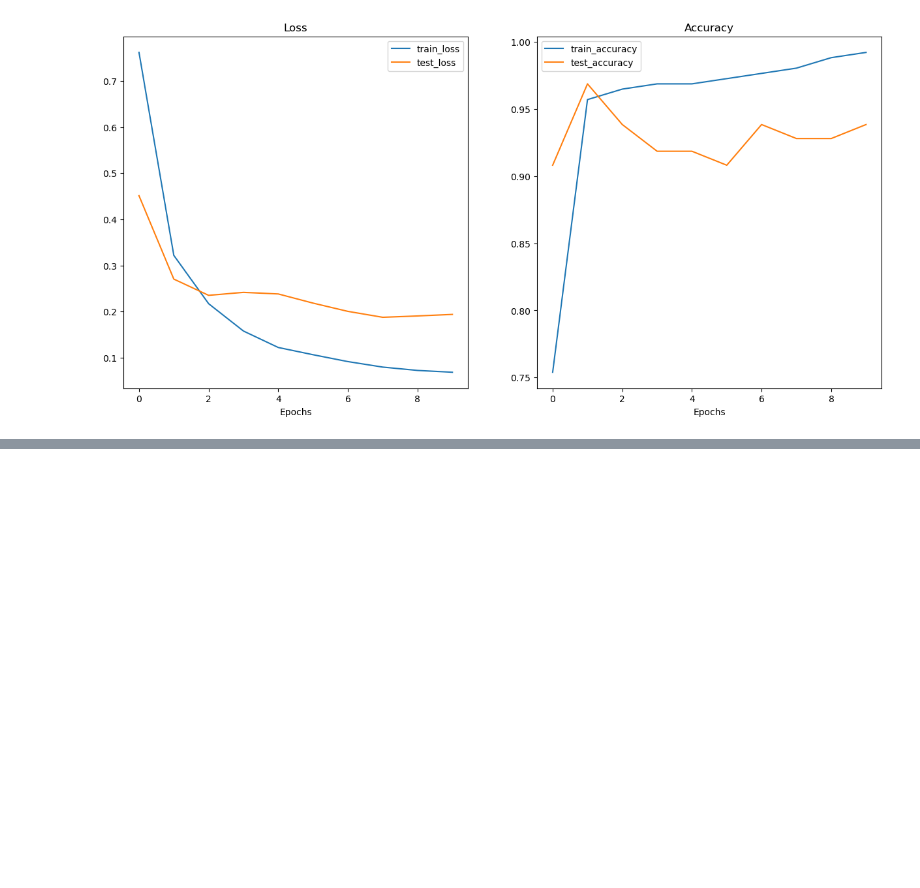
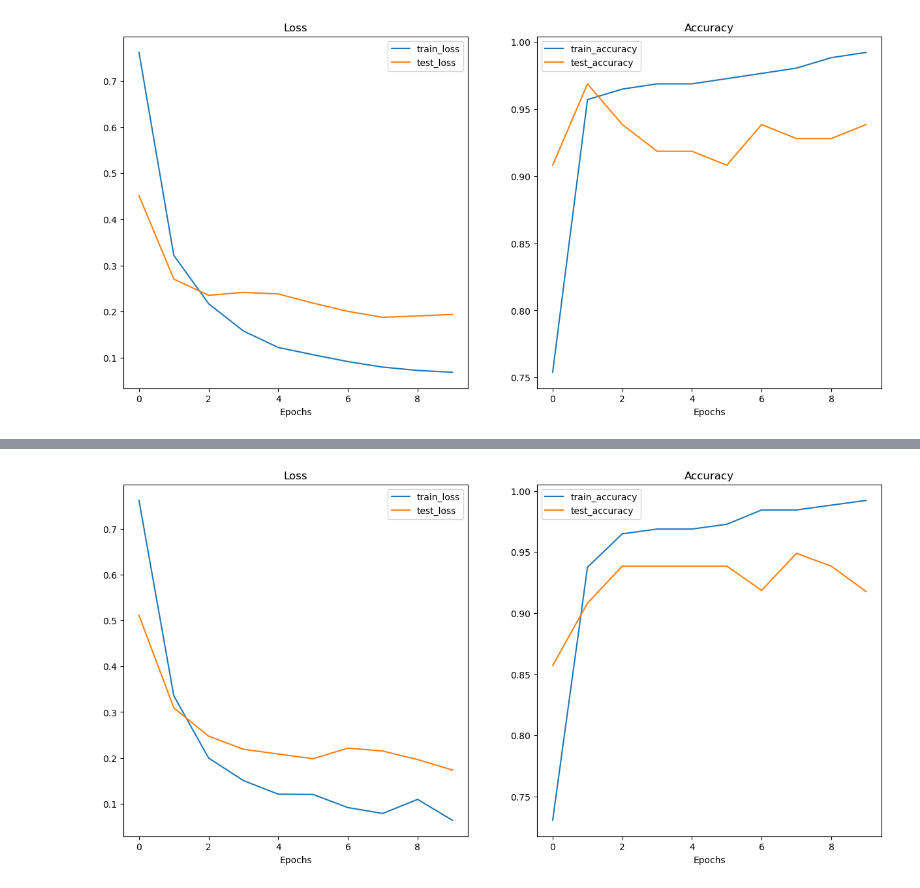
Before and after one commit to iam-dante/vision-transformer, a Jupyter notebook: vision-transformer.ipynb, the cells around one changed output, grey strips where cells are left out. Drawn from its saved outputs; the diff is of its cells as text; code cells hidden in the pictures; blank space fills up the shorter version.

Commit message:
modular vit

```diff
--- a/vision-transformer.ipynb
+++ b/vision-transformer.ipynb
@@ -744,0 +827,11 @@ plot_loss_curves(pretrained_vit_results)
+# %%
+from modular_functions import vit
+
+model, results = vit.train(
+        # model=created_model, # DEFAULT pretrained 16 base model,
+        # transforms=created_transform # DEFAULT  transform from the pretrained model
+        # batch_size=created_batchsize # DEFAULT batch_size = 32
+        train_dir=train_dir,
+        test_dir=test_dir,
+        device="mps" # <- It is trained on silicon chip but can be changed to "gpu"
+        )
@@ -744,0 +849,5 @@ plot_loss_curves(pretrained_vit_results)
+# %%
+from modular_functions.utils import plot_loss_curves
+plot_loss_curves(results)
+# %% [output]
+[figure, added]
```
Also changed, not shown: parts of 8 cells of this notebook, 3 other files.
